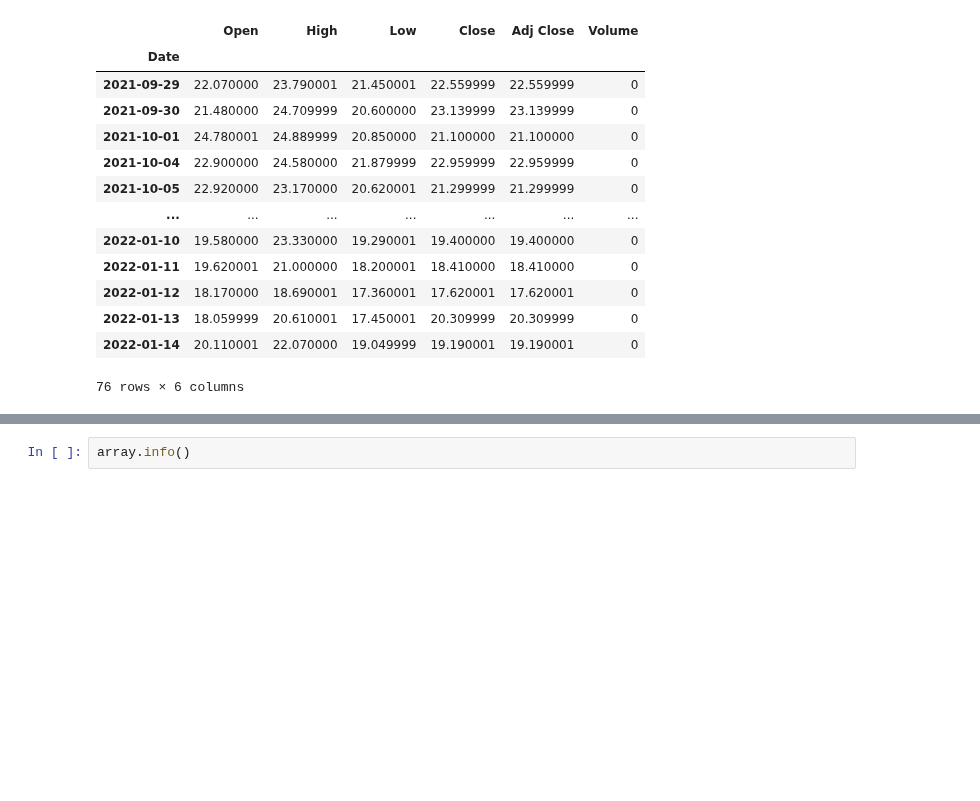
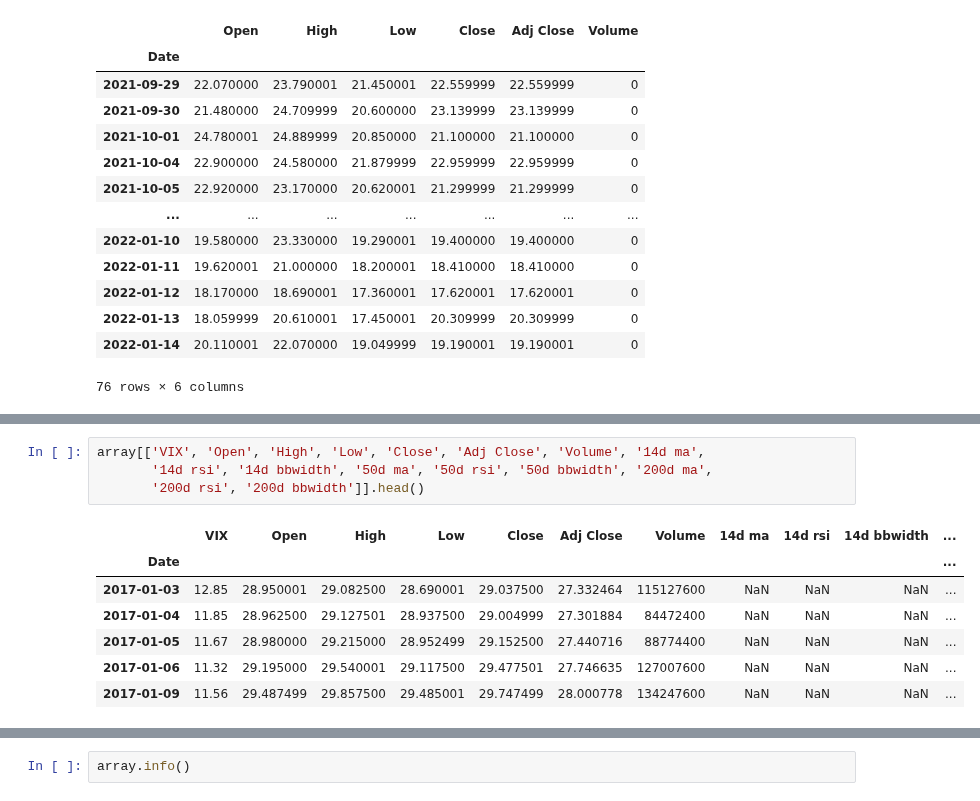
Before and after one commit to ivanlimsy/iOracle, a Jupyter notebook: notebooks/iOracle Ivan Test.ipynb, the cells around one changed output, grey strips where cells are left out. Drawn from its saved outputs; the diff is of its cells as text; blank space fills up the shorter version.

```diff
--- a/notebooks/iOracle Ivan Test.ipynb
+++ b/notebooks/iOracle Ivan Test.ipynb
@@ -39,0 +54,12 @@ array = prep.get_RF_pred_X()
+# %%
+array[['VIX', 'Open', 'High', 'Low', 'Close', 'Adj Close', 'Volume', '14d ma',
+       '14d rsi', '14d bbwidth', '50d ma', '50d rsi', '50d bbwidth', '200d ma',
+       '200d rsi', '200d bbwidth']].head()
+# %% [output]
+|  | VIX | Open | High | Low | Close | Adj Close | Volume | 14d ma | 14d rsi | 14d bbwidth | ... |
+| Date |  |  |  |  |  |  |  |  |  |  | ... |
+| 2017-01-03 | 12.85 | 28.950001 | 29.082500 | 28.690001 | 29.037500 | 27.332464 | 115127600 | NaN | NaN | NaN | ... |
+| 2017-01-04 | 11.85 | 28.962500 | 29.127501 | 28.937500 | 29.004999 | 27.301884 | 84472400 | NaN | NaN | NaN | ... |
+| 2017-01-05 | 11.67 | 28.980000 | 29.215000 | 28.952499 | 29.152500 | 27.440716 | 88774400 | NaN | NaN | NaN | ... |
+| 2017-01-06 | 11.32 | 29.195000 | 29.540001 | 29.117500 | 29.477501 | 27.746635 | 127007600 | NaN | NaN | NaN | ... |
+| 2017-01-09 | 11.56 | 29.487499 | 29.857500 | 29.485001 | 29.747499 | 28.000778 | 134247600 | NaN | NaN | NaN | ... |
```
Also changed, not shown: parts of 3 cells of this notebook, 2 other files.
